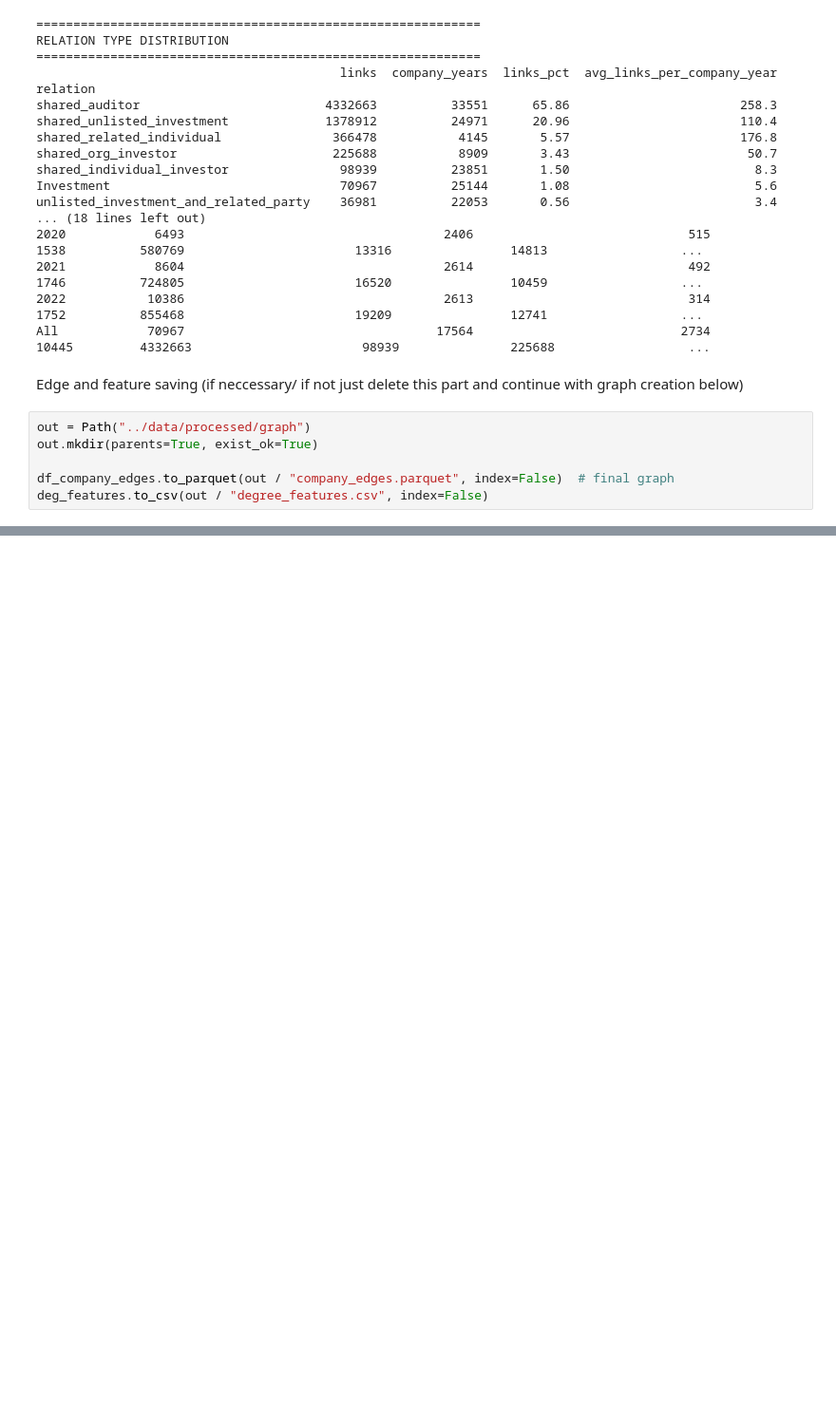
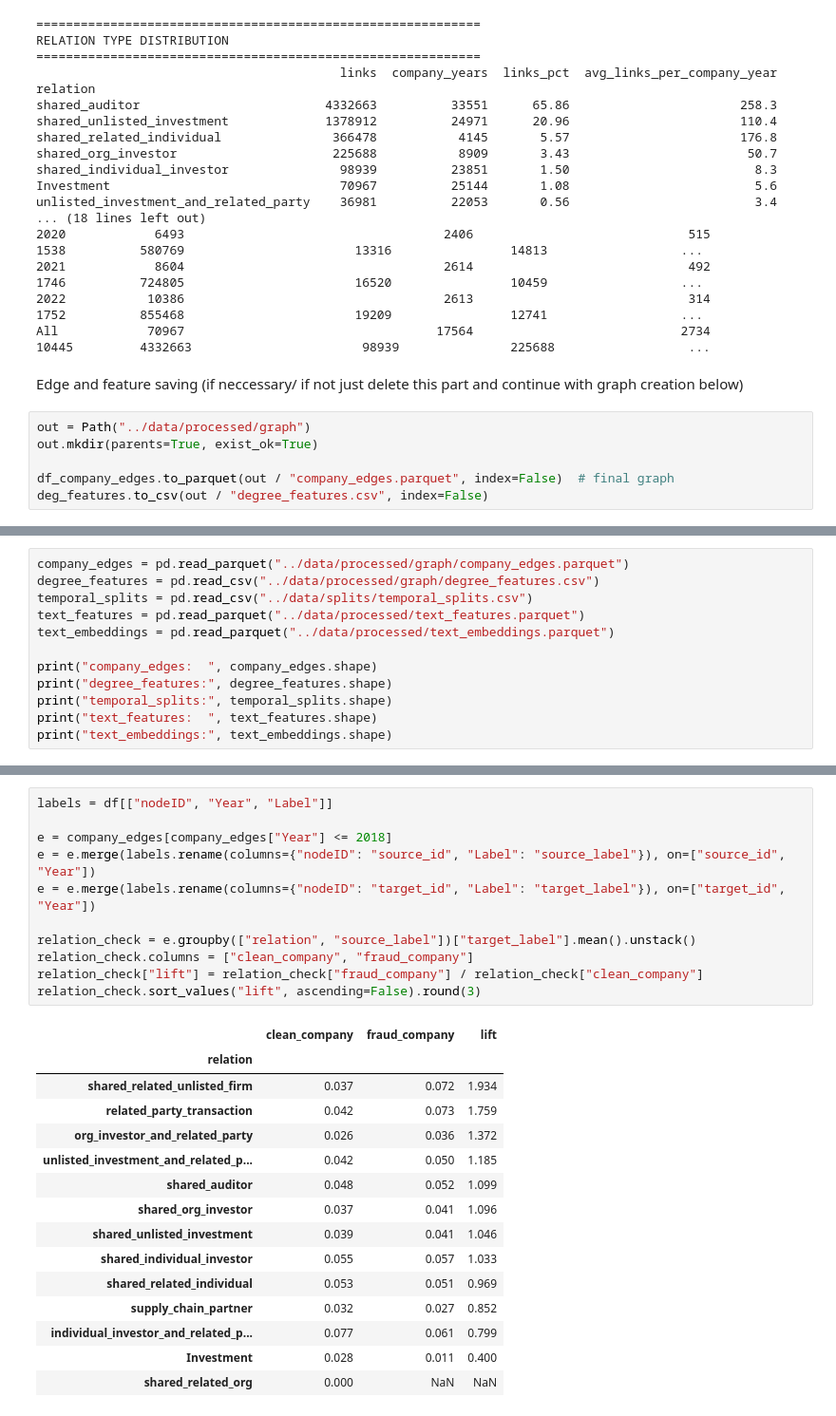
Before and after one commit to iiank/BT4012-Group14, a Jupyter notebook: notebook/graph.ipynb, the cells around one changed output, grey strips where cells are left out. Shown at 95% size. Drawn from its saved outputs; the diff is of its cells as text; blank space fills up the shorter version.

```diff
--- a/notebook/graph.ipynb
+++ b/notebook/graph.ipynb
@@ -585,0 +601,12 @@ deg_features.to_csv(out / "degree_features.csv", index=False)
+# %%
+company_edges = pd.read_parquet("../data/processed/graph/company_edges.parquet")
+degree_features = pd.read_csv("../data/processed/graph/degree_features.csv")
+temporal_splits = pd.read_csv("../data/splits/temporal_splits.csv")
+text_features = pd.read_parquet("../data/processed/text_features.parquet")
+text_embeddings = pd.read_parquet("../data/processed/text_embeddings.parquet")
+
+print("company_edges:  ", company_edges.shape)
+print("degree_features:", degree_features.shape)
+print("temporal_splits:", temporal_splits.shape)
+print("text_features:  ", text_features.shape)
+print("text_embeddings:", text_embeddings.shape)
@@ -585,0 +623,27 @@ deg_features.to_csv(out / "degree_features.csv", index=False)
+# %%
+labels = df[["nodeID", "Year", "Label"]]
+
+e = company_edges[company_edges["Year"] <= 2018]
+e = e.merge(labels.rename(columns={"nodeID": "source_id", "Label": "source_label"}), on=["source_id", "Year"])
+e = e.merge(labels.rename(columns={"nodeID": "target_id", "Label": "target_label"}), on=["target_id", "Year"])
+
+relation_check = e.groupby(["relation", "source_label"])["target_label"].mean().unstack()
+relation_check.columns = ["clean_company", "fraud_company"]
+relation_check["lift"] = relation_check["fraud_company"] / relation_check["clean_company"]
+relation_check.sort_values("lift", ascending=False).round(3)
+# %% [output]
+|  | clean_company | fraud_company | lift |
+| relation |  |  |  |
+| shared_related_unlisted_firm | 0.037 | 0.072 | 1.934 |
+| related_party_transaction | 0.042 | 0.073 | 1.759 |
+| org_investor_and_related_party | 0.026 | 0.036 | 1.372 |
+| unlisted_investment_and_related_p... | 0.042 | 0.050 | 1.185 |
+| shared_auditor | 0.048 | 0.052 | 1.099 |
+| shared_org_investor | 0.037 | 0.041 | 1.096 |
+| shared_unlisted_investment | 0.039 | 0.041 | 1.046 |
+| shared_individual_investor | 0.055 | 0.057 | 1.033 |
+| shared_related_individual | 0.053 | 0.051 | 0.969 |
+| supply_chain_partner | 0.032 | 0.027 | 0.852 |
+| individual_investor_and_related_p... | 0.077 | 0.061 | 0.799 |
+| Investment | 0.028 | 0.011 | 0.400 |
+| shared_related_org | 0.000 | NaN | NaN |
```
Also changed, not shown: parts of 14 cells of this notebook, 4 other files.
